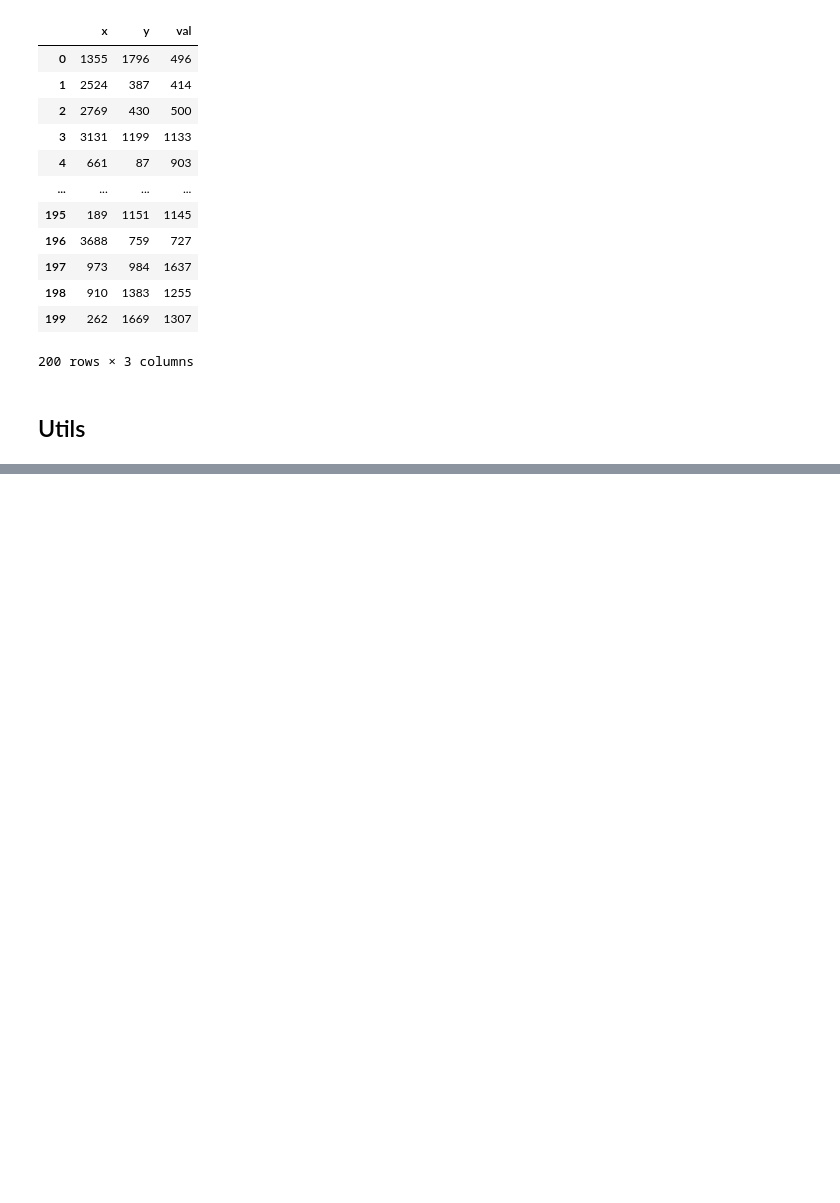
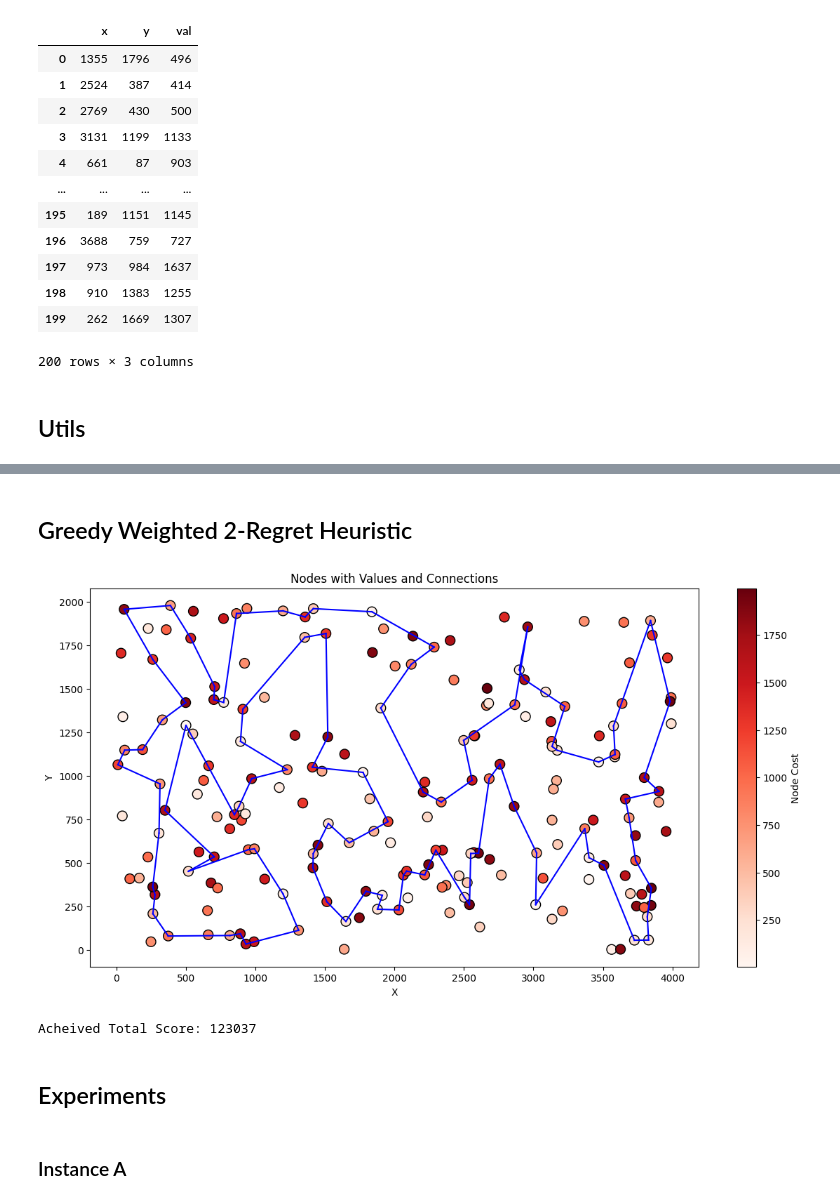
Before and after one commit to MatTheTab/Evolutionary-Computation, a Jupyter notebook: Assignment 2 Regret heuristics/Assignment_2_b.ipynb, the cells around one changed output, grey strips where cells are left out. Cells and saved outputs as stored; diff of their text form; code cells hidden in the pictures; blank space fills up the shorter version.

```diff
--- a/Assignment 2 Regret heuristics/Assignment_2_b.ipynb
+++ b/Assignment 2 Regret heuristics/Assignment_2_b.ipynb
@@ -127,0 +343,59 @@ def euclidean_distance(point1, point2):
+# %% [markdown]
+## Greedy Weighted 2-Regret Heuristic
+# %%
+def greedy_regret_cycle_weighted(matrix, weights, start_node, regret_weight=-0.5):
+    '''
+    Implements a weighted greedy cycle algorithm with regret to solve the Traveling Salesman Problem (TSP).
+
+    Parameters:
+    matrix: numpy.array containing distances between nodes.
+    weights: numpy.array containing the weights associated with each node.
+    starting_node: int, the index of the node from which the cycle starts.
+    '''
+    solution = [start_node]
+    non_cycle_nodes = set([i for i in range(len(weights))])
+    non_cycle_nodes.remove(start_node)
+    num_iterations = int((len(weights) // 2) - 3)
+    second_node = find_second_node_closest_weighted(start_node, non_cycle_nodes, matrix, weights, regret_weight)
+    solution.append(second_node)
+    non_cycle_nodes.remove(second_node)
+    third_node = find_third_node(start_node, second_node, matrix, weights)
+    solution.append(third_node)
+    non_cycle_nodes.remove(third_node)
+    score = calculate_score_three(solution, matrix, weights)
+
+    for i in range(num_iterations):
+        for node in non_cycle_nodes:
+            best_weighted_score = np.inf
+            best_score = None
+            best_node = None
+            best_location = None
+            score_locations = []
+            scores = []
+            for insert_location in range(len(solution) - 1):
+                temp_score = update_score(solution, score, node, insert_location, matrix, weights)
+                score_locations.append(insert_location)
+                scores.append(temp_score)
+            scores, score_locations = zip(*sorted(zip(scores, score_locations)))
+            regret = scores[1] - scores[0]
+            regret_location = score_locations[0]
+            weghted_score = ((1 + regret_weight) * scores[0]) + (regret_weight * regret)
+            if weghted_score < best_weighted_score:
+                best_weighted_score = weghted_score
+                best_node = node
+                best_location = regret_location
+                best_score = scores[0]
+        solution.insert(best_location, best_node)
+        score = best_score
+        non_cycle_nodes.remove(best_node)
+    return solution, score
+
+start_node = 0
+solution, score = greedy_regret_cycle_weighted(distance_matrix, weights, start_node)
+plot_nodes_with_lines(df, solution)
+print(f"Acheived Total Score: {score}")
+# %% [output]
+[figure, added]
+Acheived Total Score: 123037
+# %% [markdown]
+## Experiments
@@ -127,0 +434,2 @@ def euclidean_distance(point1, point2):
+# %% [markdown]
+### Instance A
```
Also changed, not shown: parts of 31 cells of this notebook.
